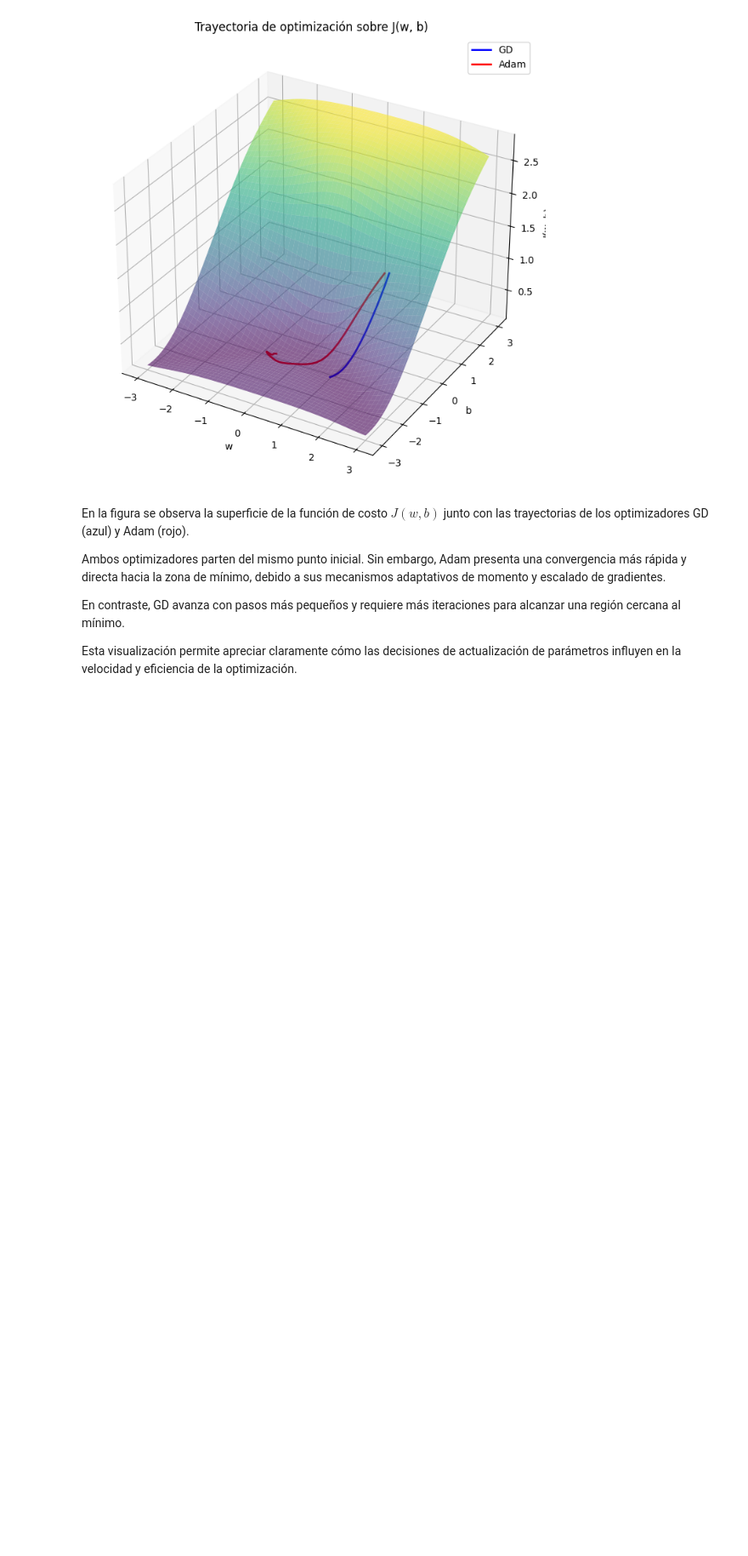
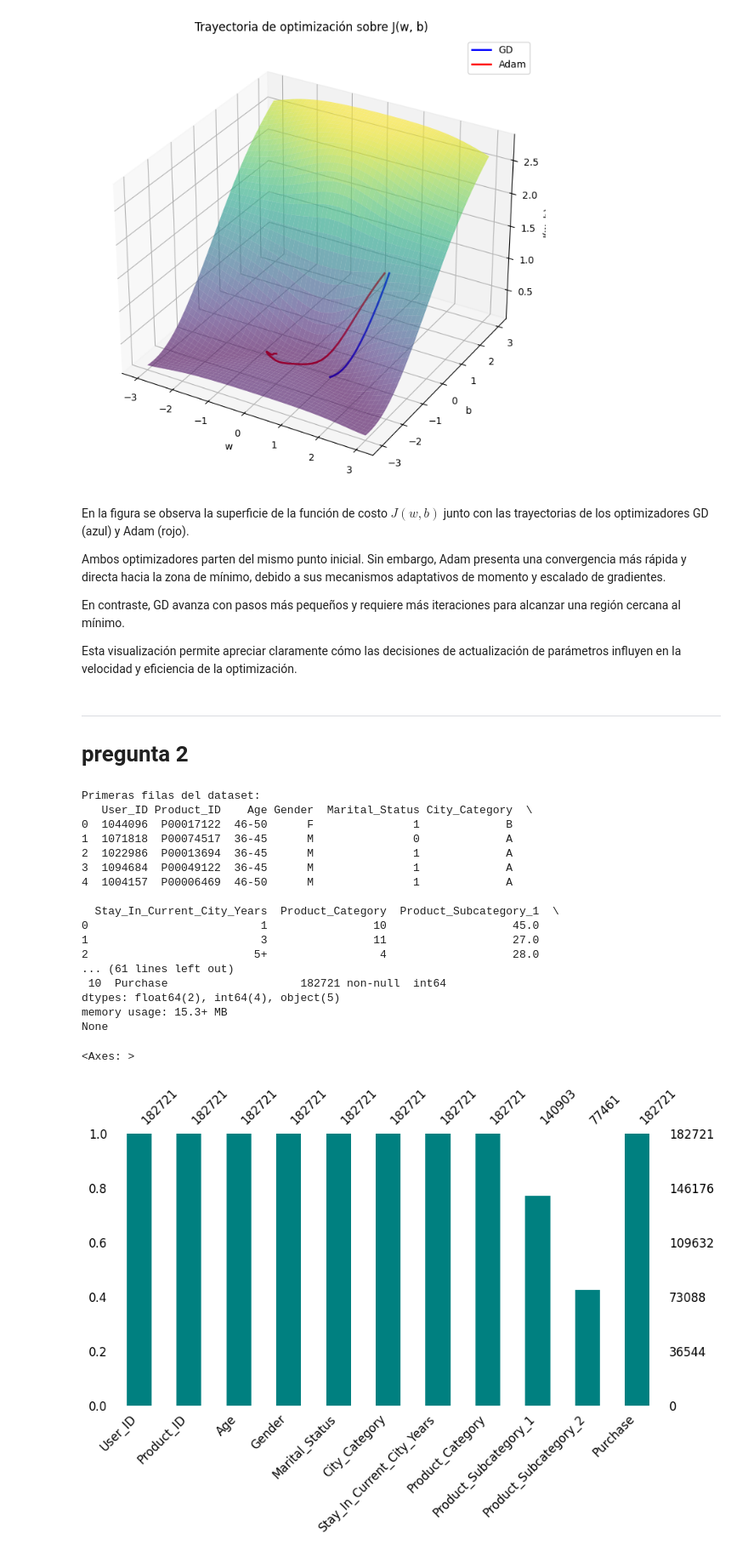
Before and after one commit to jFet1/CEIA-19Co2024, a Jupyter notebook: 3 Bimestre/AP/OJEDA-JUAN-DL-TP1-Co19.ipynb, the cells around one changed output. Shown at 85% size. Drawn from its saved outputs; the diff is of its cells as text; code cells hidden in the pictures; blank space fills up the shorter version.

```diff
--- a/3 Bimestre/AP/OJEDA-JUAN-DL-TP1-Co19.ipynb
+++ b/3 Bimestre/AP/OJEDA-JUAN-DL-TP1-Co19.ipynb
@@ -345,3 +353,60 @@ Ambos optimizadores parten del mismo punto inicial. Sin embargo, Adam presenta u
 En contraste, GD avanza con pasos más pequeños y requiere más iteraciones para alcanzar una región cercana al mínimo.
 
 Esta visualización permite apreciar claramente cómo las decisiones de actualización de parámetros influyen en la velocidad y eficiencia de la optimización.
+# %% [markdown]
+---
+
+
+
+# pregunta 2
+# %%
+import pandas as pd
+import matplotlib.pyplot as plt
+import seaborn as sns
+import missingno as msno
+
+# 1. Cargar el dataset
+df = pd.read_csv("dataset_compras.csv")
+
+# 2. Vista preliminar de los datos
+print("Primeras filas del dataset:")
+print(df.head())
+
+# 3. Porcentaje de valores nulos por columna
+missing_percentage = df.isnull().mean() * 100
+missing_df = missing_percentage.sort_values(ascending=False).reset_index()
+missing_df.columns = ['Columna', 'Porcentaje de Nulos']
+
+print("\nPorcentaje de nulos por columna:")
+print(missing_df)
+
+# 4. Informacion estadística del dataset
+print("\nInformación estadística del dataset:")
+print(df.describe())
+
+# 5. Infomacion general del dataset
+print("\nInformación general del dataset:")
+print(df.info())
+
+# 6. Visualización de los nulos
+msno.bar(df, figsize=(10, 5), color='teal', fontsize=12)
+# %% [output]
+Primeras filas del dataset:
+   User_ID Product_ID    Age Gender  Marital_Status City_Category  \
+0  1044096  P00017122  46-50      F               1             B
+1  1071818  P00074517  36-45      M               0             A
+2  1022986  P00013694  36-45      M               1             A
+3  1094684  P00049122  36-45      M               1             A
+4  1004157  P00006469  46-50      M               1             A
+
+  Stay_In_Current_City_Years  Product_Category  Product_Subcategory_1  \
+0                          1                10                   45.0
+1                          3                11                   27.0
+2                         5+                 4                   28.0
+... (61 lines left out)
+ 10  Purchase                    182721 non-null  int64
+dtypes: float64(2), int64(4), object(5)
+memory usage: 15.3+ MB
+None
+<Axes: >
+[figure, added]
```
Also changed, not shown: parts of 13 cells of this notebook, 2 other files.
